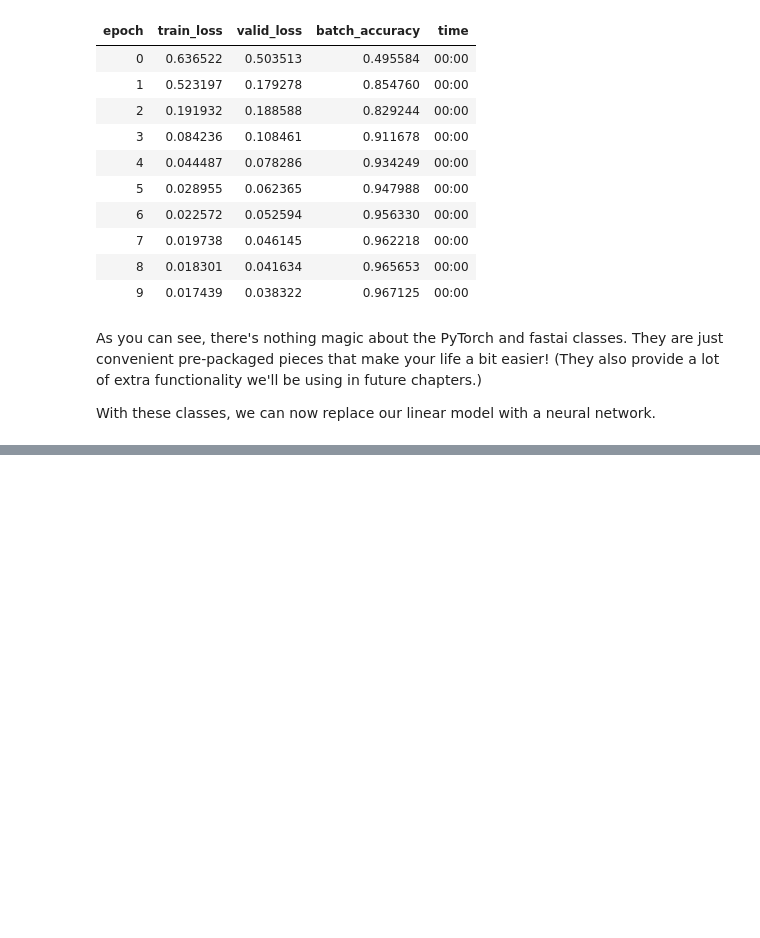
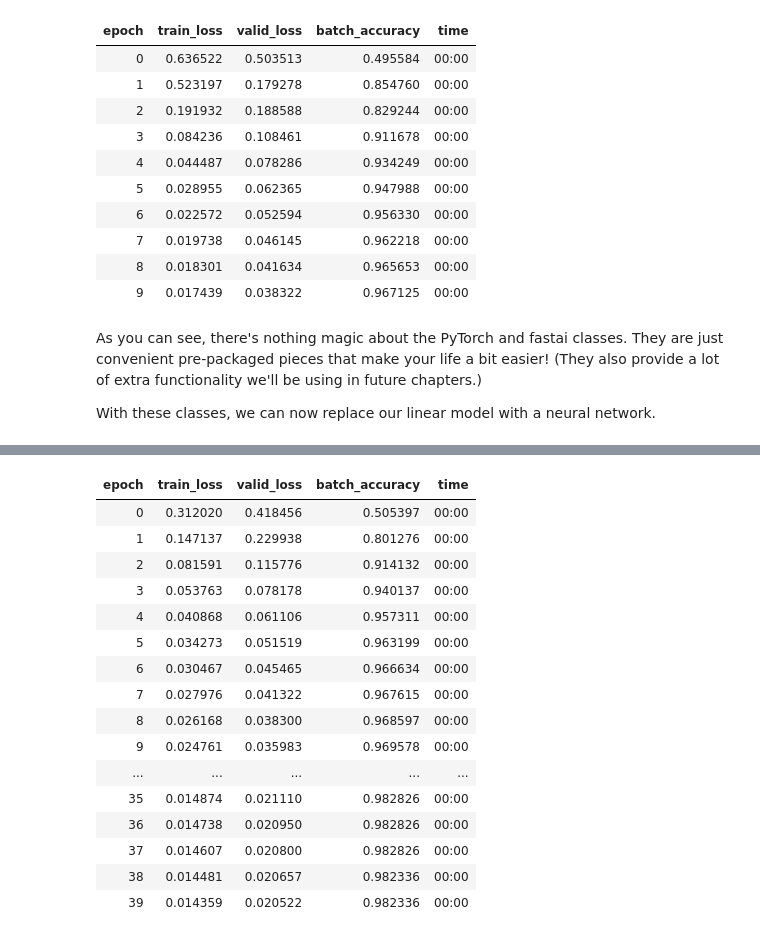
Before and after one commit to mendhak/fastai_lessons, a Jupyter notebook: 013_mnist_digit_classifier_loss_function.ipynb, the cells around one changed output, grey strips where cells are left out. Saved outputs shown, nothing was run; the diff lists cells and outputs as text; code cells hidden in the pictures; blank space fills up the shorter version.

```diff
--- a/013_mnist_digit_classifier_loss_function.ipynb
+++ b/013_mnist_digit_classifier_loss_function.ipynb
@@ -447,0 +476,20 @@ With these classes, we can now replace our linear model with a neural network.
+# %%
+learn.fit(40, 0.1)
+# %% [output]
+| epoch | train_loss | valid_loss | batch_accuracy | time |
+| 0 | 0.312020 | 0.418456 | 0.505397 | 00:00 |
+| 1 | 0.147137 | 0.229938 | 0.801276 | 00:00 |
+| 2 | 0.081591 | 0.115776 | 0.914132 | 00:00 |
+| 3 | 0.053763 | 0.078178 | 0.940137 | 00:00 |
+| 4 | 0.040868 | 0.061106 | 0.957311 | 00:00 |
+| 5 | 0.034273 | 0.051519 | 0.963199 | 00:00 |
+| 6 | 0.030467 | 0.045465 | 0.966634 | 00:00 |
+| 7 | 0.027976 | 0.041322 | 0.967615 | 00:00 |
+| 8 | 0.026168 | 0.038300 | 0.968597 | 00:00 |
+| 9 | 0.024761 | 0.035983 | 0.969578 | 00:00 |
+| ... | ... | ... | ... | ... |
+| 35 | 0.014874 | 0.021110 | 0.982826 | 00:00 |
+| 36 | 0.014738 | 0.020950 | 0.982826 | 00:00 |
+| 37 | 0.014607 | 0.020800 | 0.982826 | 00:00 |
+| 38 | 0.014481 | 0.020657 | 0.982336 | 00:00 |
+| 39 | 0.014359 | 0.020522 | 0.982336 | 00:00 |
```
Also changed, not shown: parts of 9 cells of this notebook.
